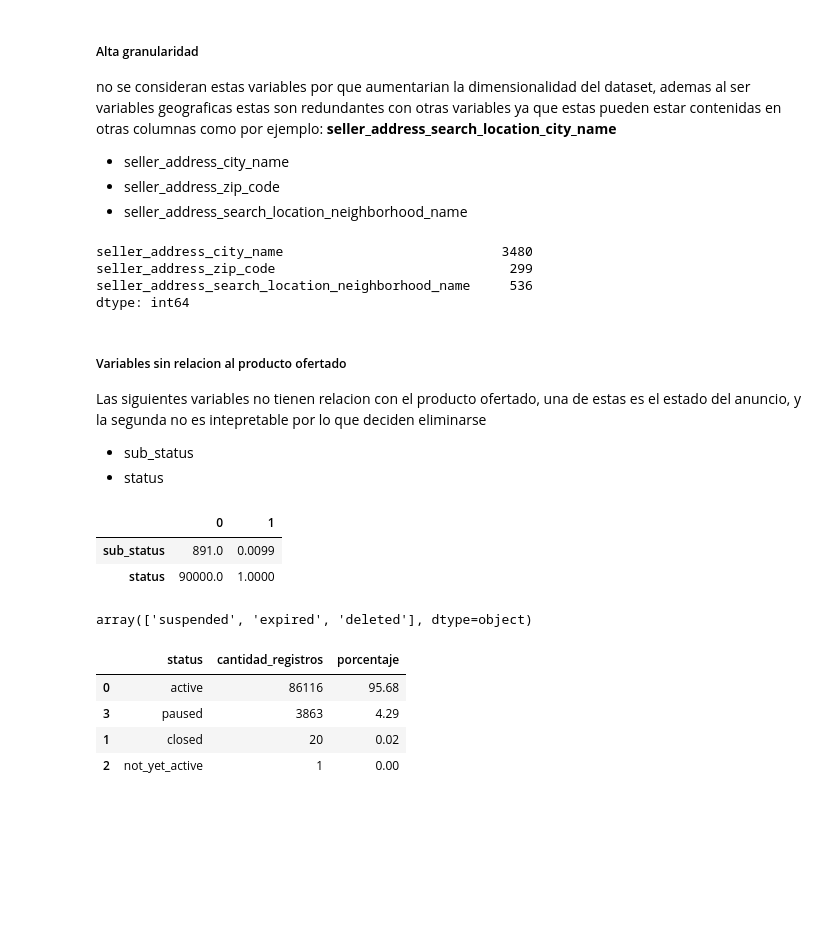
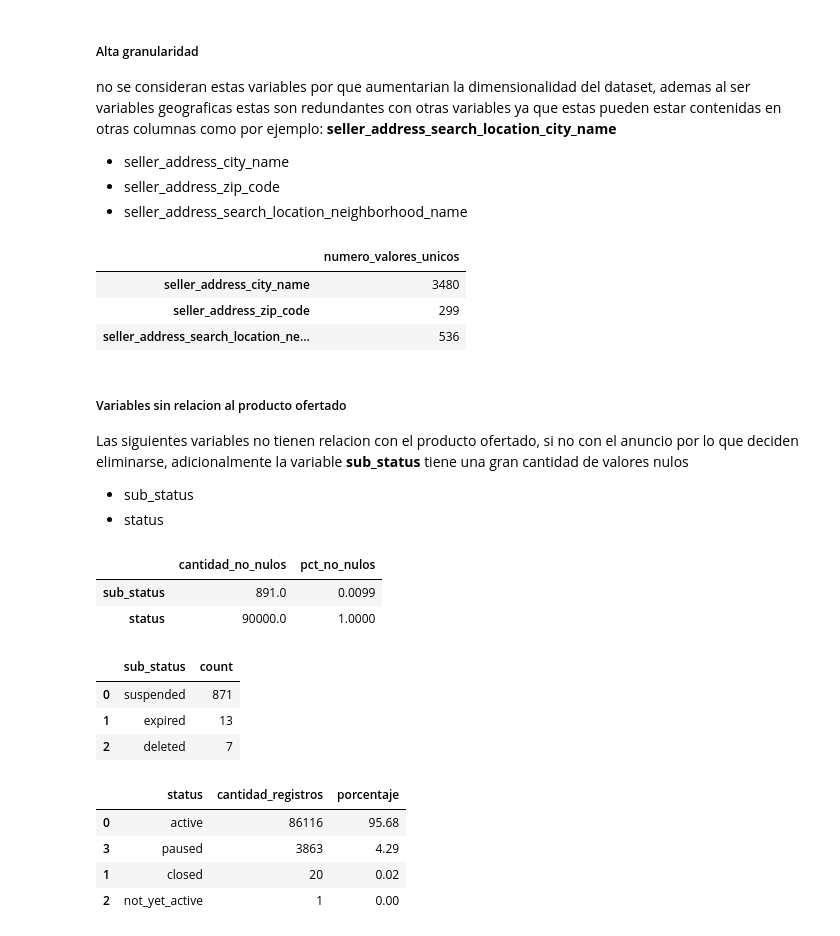
Before and after one commit to paulguz261/meli_ds_challenge2, a Jupyter notebook: notebooks/01_clean_var.ipynb, the cells around one changed output. Cells and saved outputs as stored; diff of their text form; code cells hidden in the pictures; blank space fills up the shorter version.

```diff
--- a/notebooks/01_clean_var.ipynb
+++ b/notebooks/01_clean_var.ipynb
@@ -488,32 +500,37 @@ no se consideran estas variables por que aumentarian la dimensionalidad del data
 - seller_address_zip_code
 - seller_address_search_location_neighborhood_name
 # %%
-df_EDA[['seller_address_city_name',
+pd.DataFrame(df_EDA[['seller_address_city_name',
         'seller_address_zip_code',
-        'seller_address_search_location_neighborhood_name']].nunique()
+        'seller_address_search_location_neighborhood_name']].nunique(), columns = ["numero_valores_unicos"])
 # %% [output]
-seller_address_city_name                            3480
-seller_address_zip_code                              299
-seller_address_search_location_neighborhood_name     536
-dtype: int64
+|  | numero_valores_unicos |
+| seller_address_city_name | 3480 |
+| seller_address_zip_code | 299 |
+| seller_address_search_location_ne... | 536 |
 # %% [markdown]
 ##### Variables sin relacion al producto ofertado
 
-Las siguientes variables no tienen relacion con el producto ofertado, una de estas es el estado del anuncio, y la segunda no es intepretable por lo que deciden eliminarse
+Las siguientes variables no tienen relacion con el producto ofertado, si no con el anuncio por lo que deciden eliminarse, adicionalmente la variable **sub_status** tiene una gran cantidad de valores nulos
 
 - sub_status
 - status
 # %%
 cols = ["sub_status","status"]
-display(df_EDA[cols].apply(lambda col: valida_contenido_json(col), result_type='expand').T)
+df_desc = df_EDA[cols].apply(lambda col: valida_contenido_json(col), result_type='expand').T
+df_desc.columns = ["cantidad_no_nulos","pct_no_nulos"]
+display(df_desc)
 # %% [output]
-|  | 0 | 1 |
+|  | cantidad_no_nulos | pct_no_nulos |
 | sub_status | 891.0 | 0.0099 |
 | status | 90000.0 | 1.0000 |
-# %%
-df_EDA.loc[df_EDA["sub_status"].str.len() > 0,"sub_status"].str[0].unique()
-# %% [output]
-array(['suspended', 'expired', 'deleted'], dtype=object)
+# %%
+pd.DataFrame(explore_json_column(df_EDA,"sub_status",normalize=False).value_counts().reset_index())
+# %% [output]
+|  | sub_status | count |
+| 0 | suspended | 871 |
+| 1 | expired | 13 |
+| 2 | deleted | 7 |
 # %%
 descr_categorico(df_EDA,'status',is_target=True, graficar=False)
 # %% [output]
```
Also changed, not shown: parts of 47 cells of this notebook, 1 other file.
